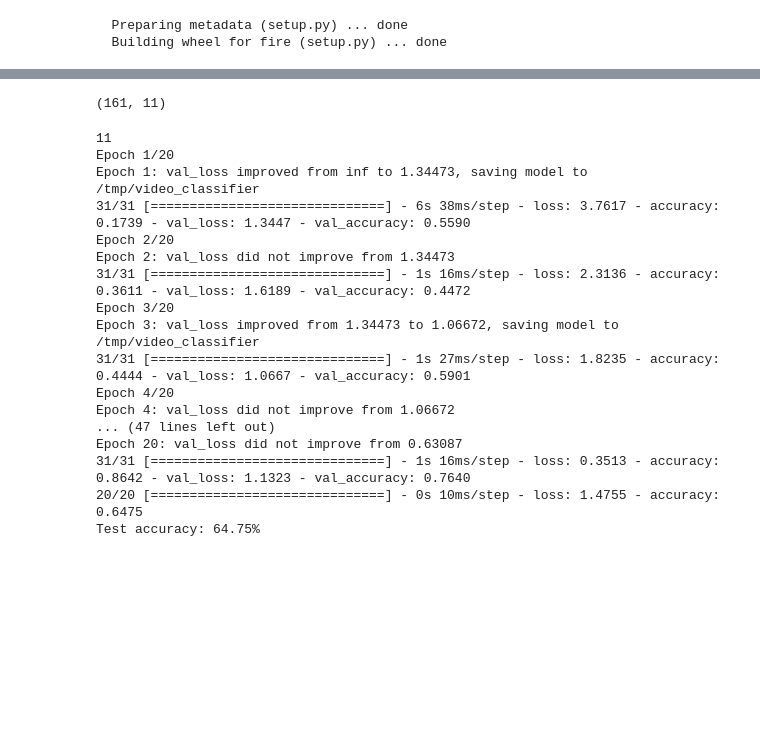
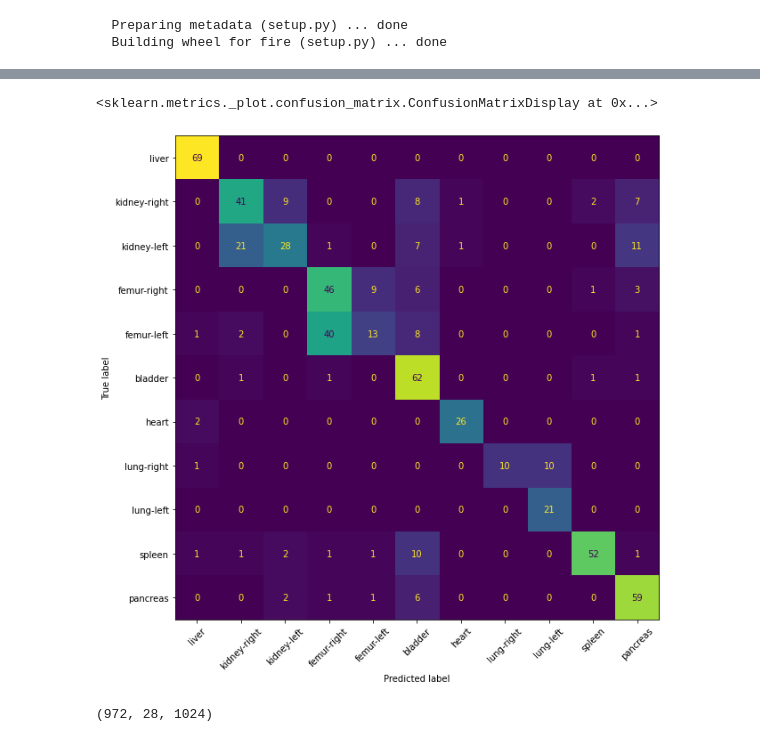
Before and after one commit to Mkenza/Computer_V_SDI, a Jupyter notebook: TP5_MAKHLOUF_video_transformers.ipynb, the cells around one changed output, grey strips where cells are left out. Saved outputs shown, nothing was run; the diff lists cells and outputs as text; code cells hidden in the pictures; blank space fills up the shorter version.

```diff
--- a/TP5_MAKHLOUF_video_transformers.ipynb
+++ b/TP5_MAKHLOUF_video_transformers.ipynb
@@ -627,0 +677,10 @@ def run_experiment():
+# %%
+labels = list(medmnist.INFO[DATASET_NAME]["label"].values())
+# %%
+from sklearn.metrics import ConfusionMatrixDisplay, confusion_matrix
+y_pred = model_second.predict(test_features)
+fig, ax = plt.subplots(figsize=(20,10), facecolor="white")
+ConfusionMatrixDisplay(
+confusion_matrix = confusion_matrix(test_labels, np.argmax(y_pred, axis=1)),
+display_labels = labels).plot(ax=ax, colorbar=False, xticks_rotation=45)
+# %% [output]
@@ -628,24 +688,6 @@ def run_experiment():
+<sklearn.metrics._plot.confusion_matrix.ConfusionMatrixDisplay at 0x...>
+[figure, added]
 # %%
-valid_labels_enc.shape
+train_features.shape
 # %% [output]
-(161, 11)
+(972, 28, 1024)
-# %%
-model_second = run_experiment()
-# %% [output]
-11
-Epoch 1/20
-Epoch 1: val_loss improved from inf to 1.34473, saving model to /tmp/video_classifier
-31/31 [==============================] - 6s 38ms/step - loss: 3.7617 - accuracy: 0.1739 - val_loss: 1.3447 - val_accuracy: 0.5590
-Epoch 2/20
-Epoch 2: val_loss did not improve from 1.34473
-31/31 [==============================] - 1s 16ms/step - loss: 2.3136 - accuracy: 0.3611 - val_loss: 1.6189 - val_accuracy: 0.4472
-Epoch 3/20
-Epoch 3: val_loss improved from 1.34473 to 1.06672, saving model to /tmp/video_classifier
-31/31 [==============================] - 1s 27ms/step - loss: 1.8235 - accuracy: 0.4444 - val_loss: 1.0667 - val_accuracy: 0.5901
-Epoch 4/20
-Epoch 4: val_loss did not improve from 1.06672
-... (47 lines left out)
-Epoch 20: val_loss did not improve from 0.63087
-31/31 [==============================] - 1s 16ms/step - loss: 0.3513 - accuracy: 0.8642 - val_loss: 1.1323 - val_accuracy: 0.7640
-20/20 [==============================] - 0s 10ms/step - loss: 1.4755 - accuracy: 0.6475
-Test accuracy: 64.75%
```
Also changed, not shown: parts of 15 cells of this notebook.
